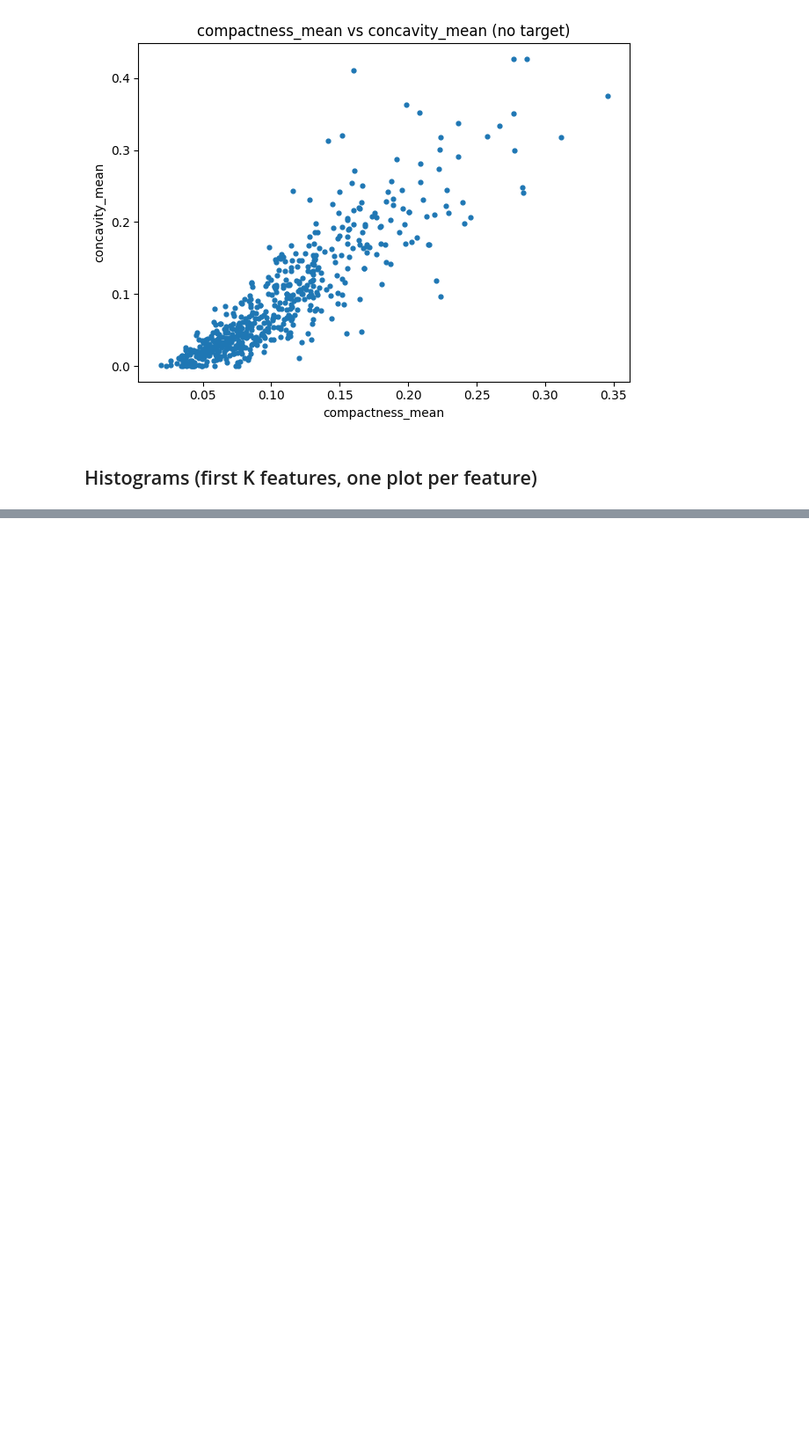
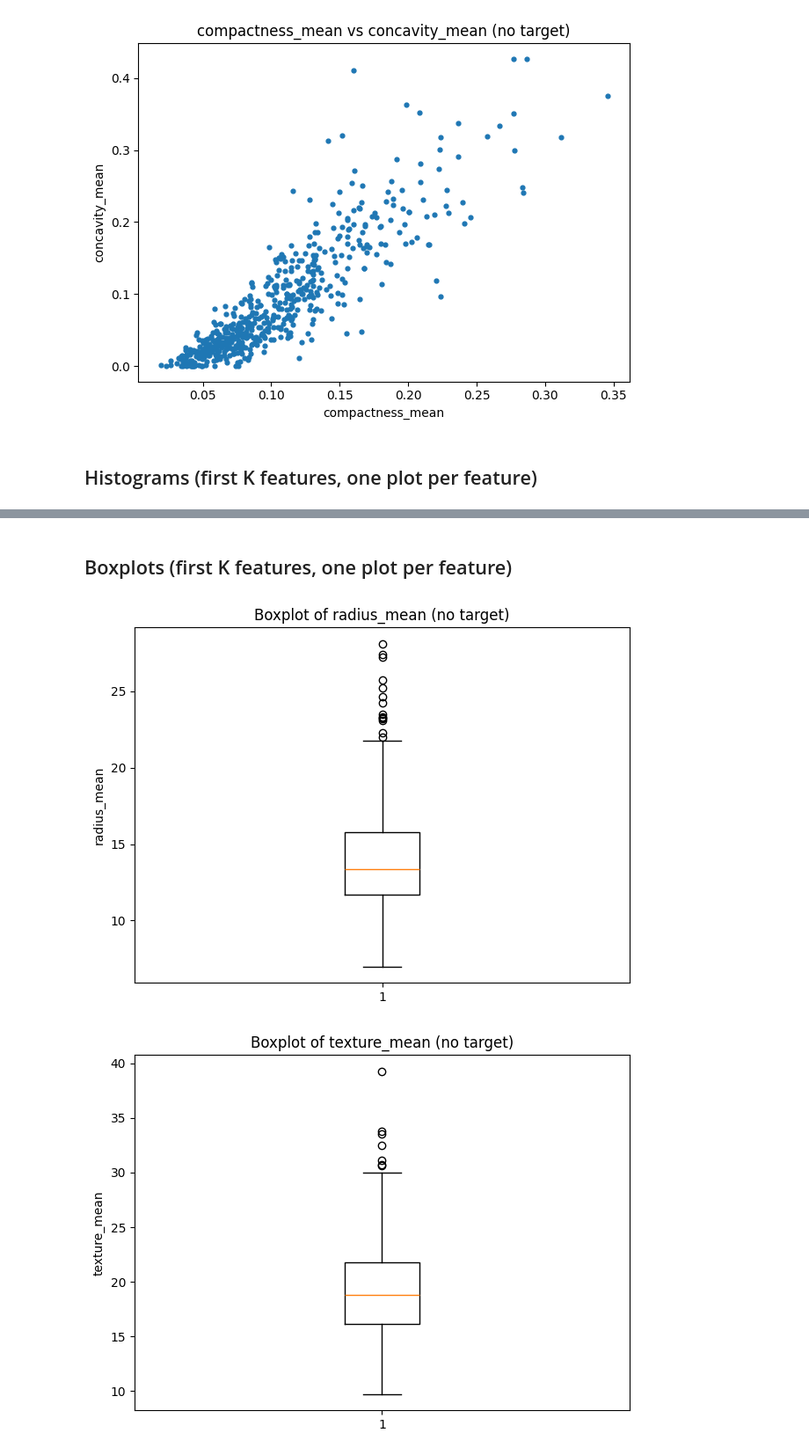
Before and after one commit to TasnimulIntazamAsif/Breast_Cancer_Classification, a Jupyter notebook: breast_Cancer.ipynb, the cells around one changed output, grey strips where cells are left out. Shown at 88% size. Drawn from its saved outputs; the diff is of its cells as text; code cells hidden in the pictures; blank space fills up the shorter version.

```diff
--- a/breast_Cancer.ipynb
+++ b/breast_Cancer.ipynb
@@ -239,0 +270,13 @@ scatter_two_features(X_feat, "compactness_mean", "concavity_mean")
+# %% [markdown]
+## Boxplots (first K features, one plot per feature)
+# %%
+K = 8
+for col in feature_cols[:K]:
+    plt.figure()
+    plt.boxplot(X_feat[col].dropna(), vert=True)
+    plt.title(f"Boxplot of {col} (no target)")
+    plt.ylabel(col)
+    plt.tight_layout(); plt.show()
+# %% [output]
+[figure, added]
+[figure, added]
```
Also changed, not shown: parts of 31 cells of this notebook, 2 other files.
